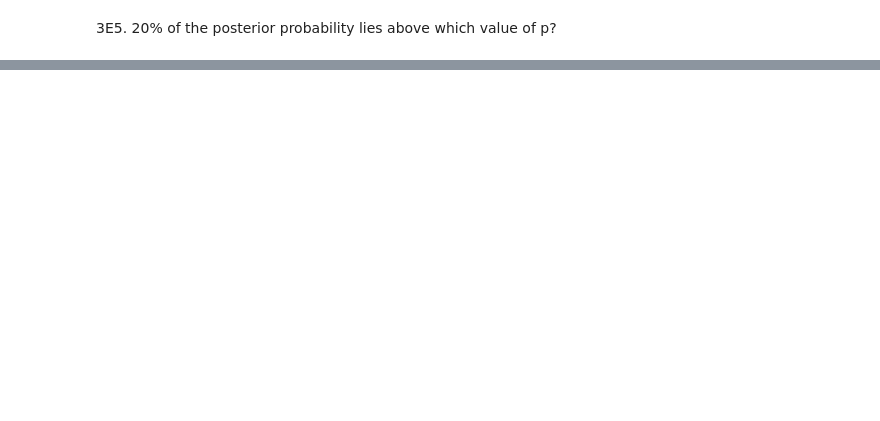
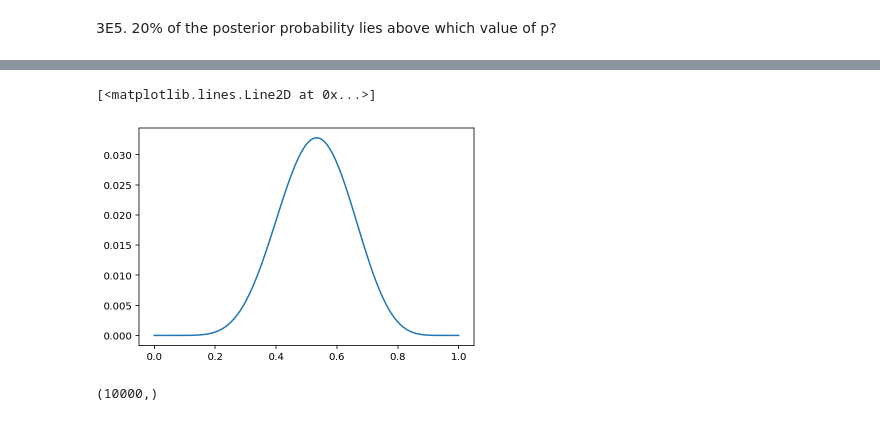
Before and after one commit to CarJung/statisitcal-rethinking, a Jupyter notebook: Rethinking_2/End_of_chapter_problems/Answear_chapter_3.ipynb, the cells around one changed output, grey strips where cells are left out. Saved outputs shown, nothing was run; the diff lists cells and outputs as text; code cells hidden in the pictures; blank space fills up the shorter version.

```diff
--- a/Rethinking_2/End_of_chapter_problems/Answear_chapter_3.ipynb
+++ b/Rethinking_2/End_of_chapter_problems/Answear_chapter_3.ipynb
@@ -127,0 +154,15 @@ array(0.878)
+# %%
+W = 8
+T = 15
+
+for grid in np.linspace(10, 100, 10):
+    p = np.linspace(0, 1, int(grid)) # grid of probabilities
+
+    Prior = 1 # uniform prior
+
+    posterior_unstd = stats.binom.pmf(W, T, p) * Prior # likelihood * prior
+    posterior = posterior_unstd / np.sum(posterior_unstd) # normalize
+
+    plt.plot(p, posterior, label=f"grid = {grid}")
+    plt.legend()
+    plt.title("Posterior distribution with grid approximation")
@@ -127,0 +190,5 @@ array(0.878)
+# %%
+plt.plot(p, posterior, label=f"grid = {grid}")
+# %% [output]
+[<matplotlib.lines.Line2D at 0x...>]
+[figure, added]
@@ -127,0 +197,4 @@ array(0.878)
+# %%
+ppd.shape
+# %% [output]
+(10000,)
```
Also changed, not shown: parts of 26 cells of this notebook.
